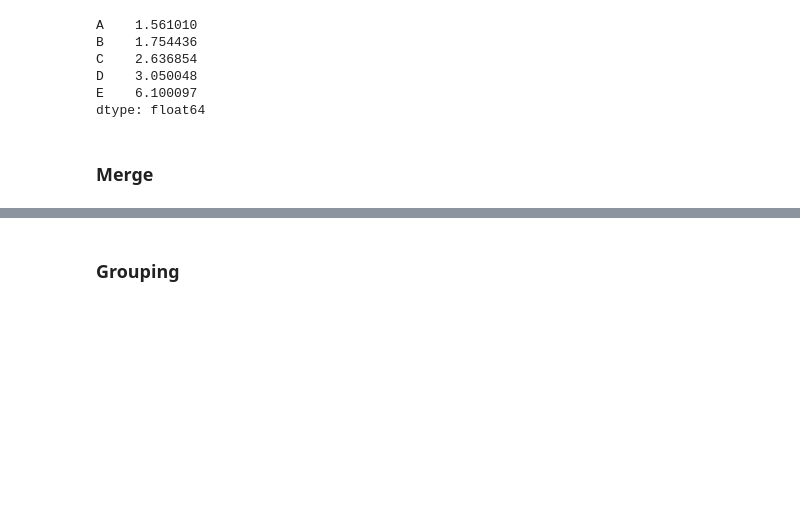
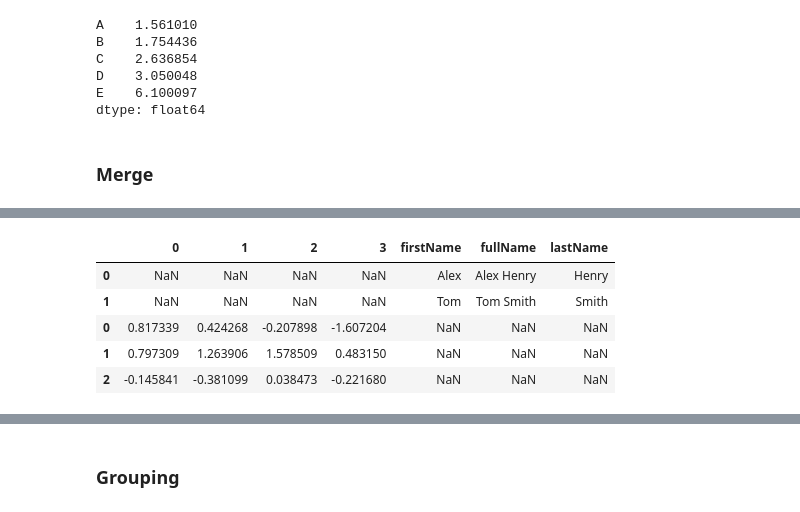
Before and after one commit to hhenningsg/Hannah-DS4, a Jupyter notebook: lessons/lesson-02/code/numpy-and-pandas.ipynb, the cells around one changed output, grey strips where cells are left out. Cells and saved outputs as stored; diff of their text form; code cells hidden in the pictures; blank space fills up the shorter version.

```diff
--- a/lessons/lesson-02/code/numpy-and-pandas.ipynb
+++ b/lessons/lesson-02/code/numpy-and-pandas.ipynb
@@ -599,0 +729,7 @@ df
+# %%
+df1 = pd.read_csv(somePath1)
+df2 = pd.read_csv(somePath2)
+df3 = pd.read_csv(somePath3)
+
+collection = [df1, df2, df3]
+finalDF = pd.merge(collection)
@@ -604,5 +756,17 @@ pieces
 # %%
-pd.concat(pieces)
+df3 = pd.concat(pieces)
+# %%
+pieces = [df2, df3]
+dfFinal = pd.concat(pieces)
+# %%
+dfFinal.head()
+# %% [output]
+|  | 0 | 1 | 2 | 3 | firstName | fullName | lastName |
+| 0 | NaN | NaN | NaN | NaN | Alex | Alex Henry | Henry |
+| 1 | NaN | NaN | NaN | NaN | Tom | Tom Smith | Smith |
+| 0 | 0.817339 | 0.424268 | -0.207898 | -1.607204 | NaN | NaN | NaN |
+| 1 | 0.797309 | 1.263906 | 1.578509 | 0.483150 | NaN | NaN | NaN |
+| 2 | -0.145841 | -0.381099 | 0.038473 | -0.221680 | NaN | NaN | NaN |
 # %%
 # Also can "Join" and "Append"
 df
```
Also changed, not shown: parts of 27 cells of this notebook, 1 other file.
